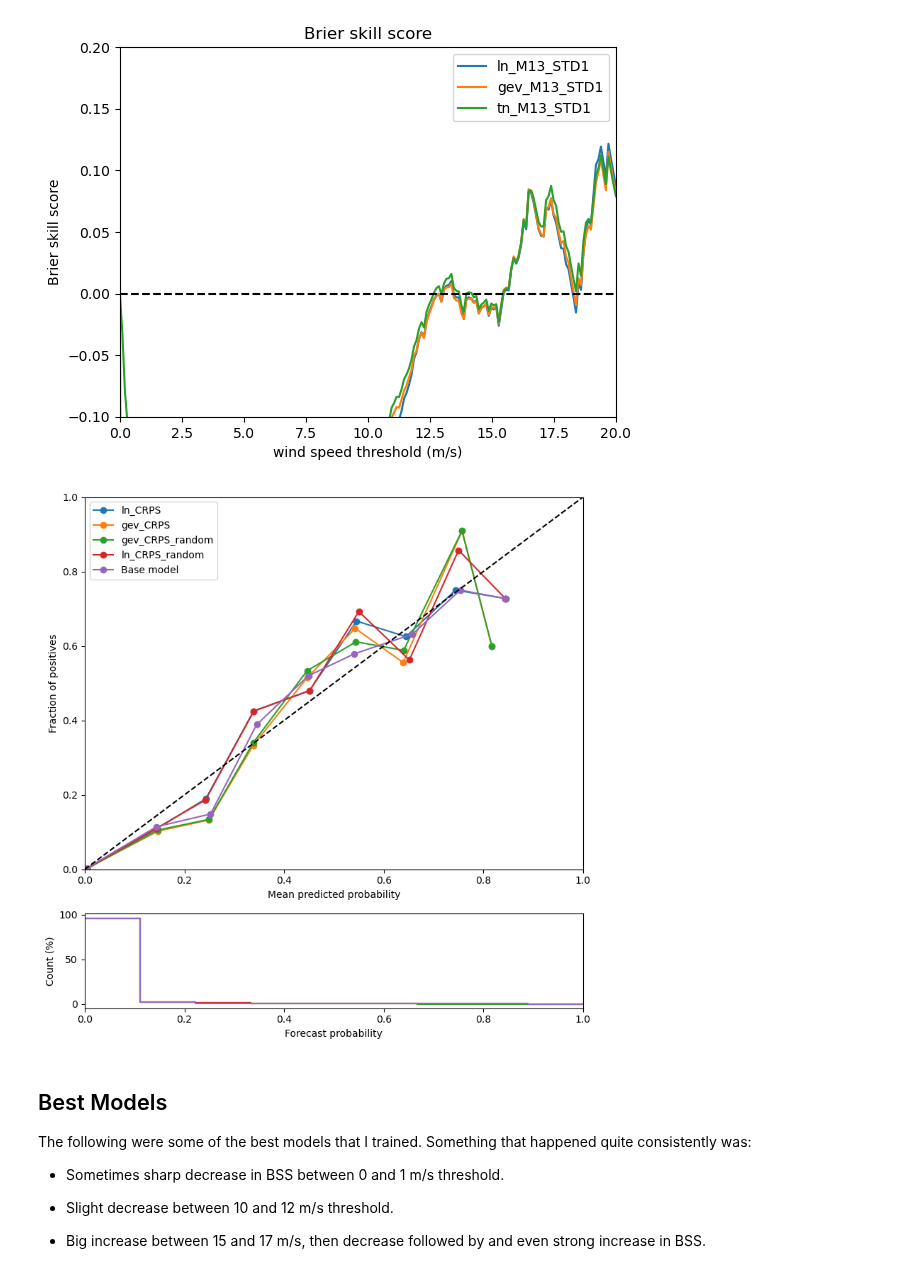
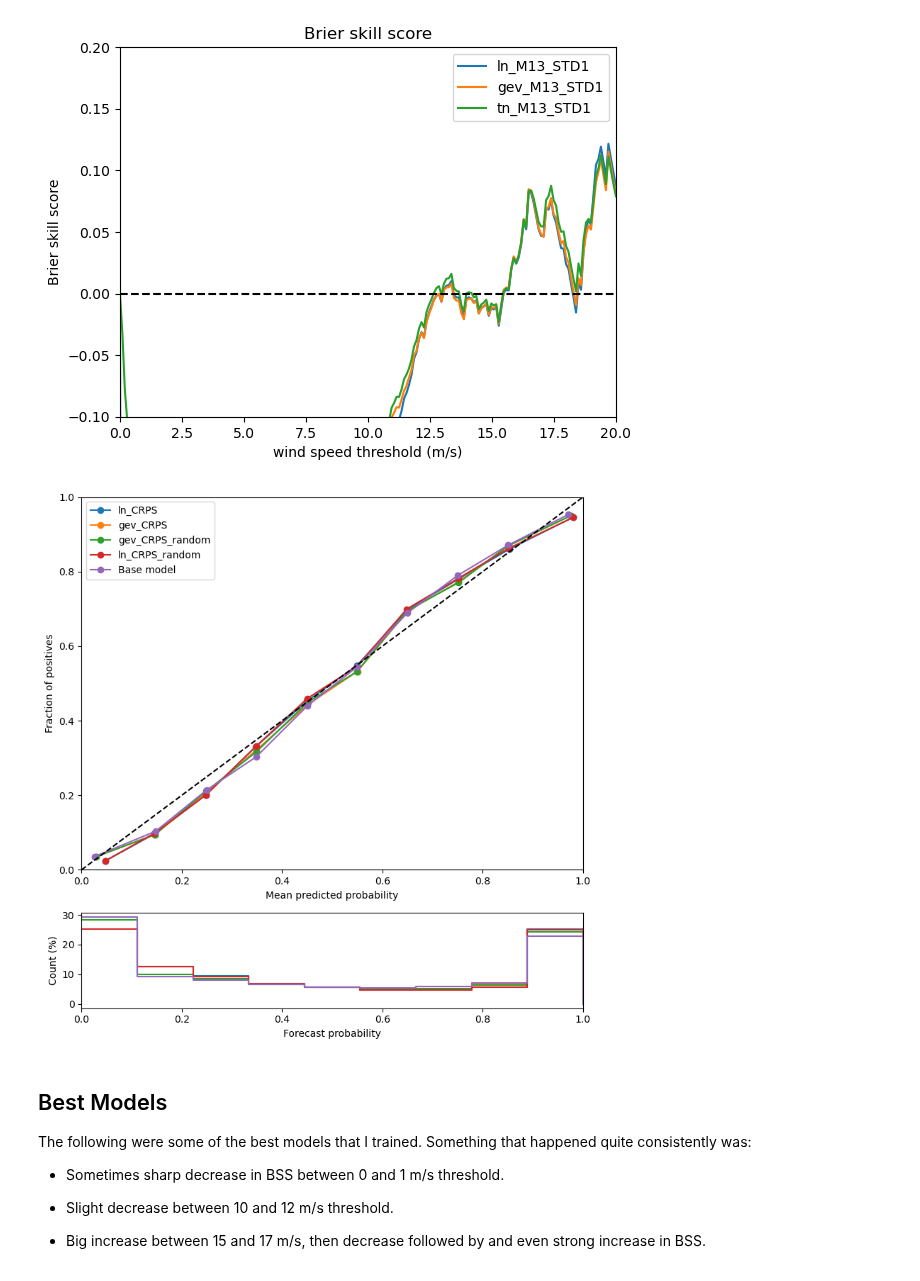
Before and after one commit to SimonHakvoort/thesiscode, a Jupyter notebook: src/new_emos_results/meeting_april.ipynb, the cells around one changed output. Saved outputs shown, nothing was run; the diff lists cells and outputs as text; code cells hidden in the pictures.

```diff
--- a/src/new_emos_results/meeting_april.ipynb
+++ b/src/new_emos_results/meeting_april.ipynb
@@ -546,10 +538,10 @@ make_brier_skill_plot(base_model , M13_STD1_models, X_test, y_test, values, ylim
 # %% [output]
 [figure]
 # %%
-t = 15
+t = 5
 make_reliability_and_sharpness(CRPS_models, X_test, y_test, t, base_model=base_model)
 # %% [output]
-[figure, old version]
+[figure, new version]
 # %% [markdown]
 ## Best Models
 
```
Also changed, not shown: parts of 11 cells of this notebook, 9 other files.
